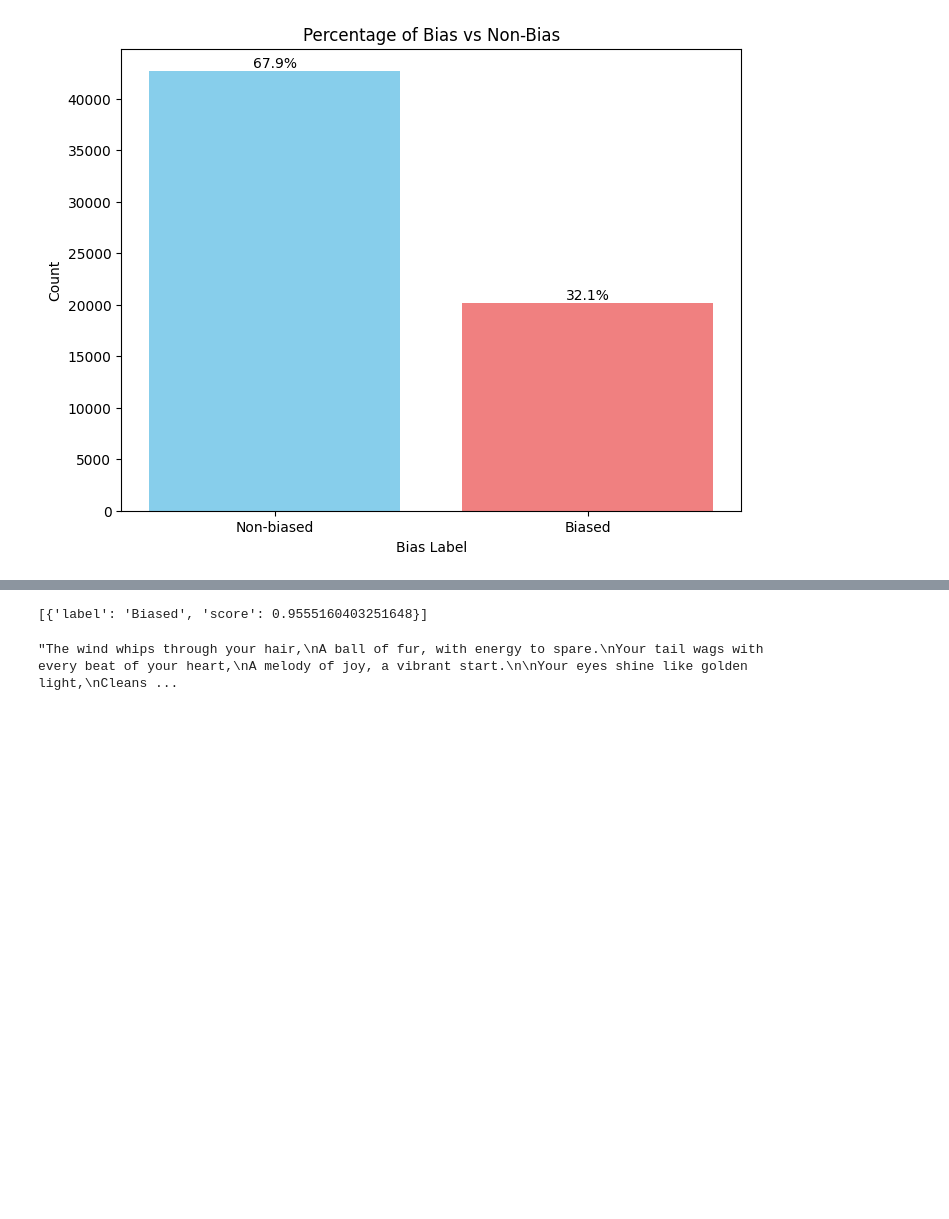
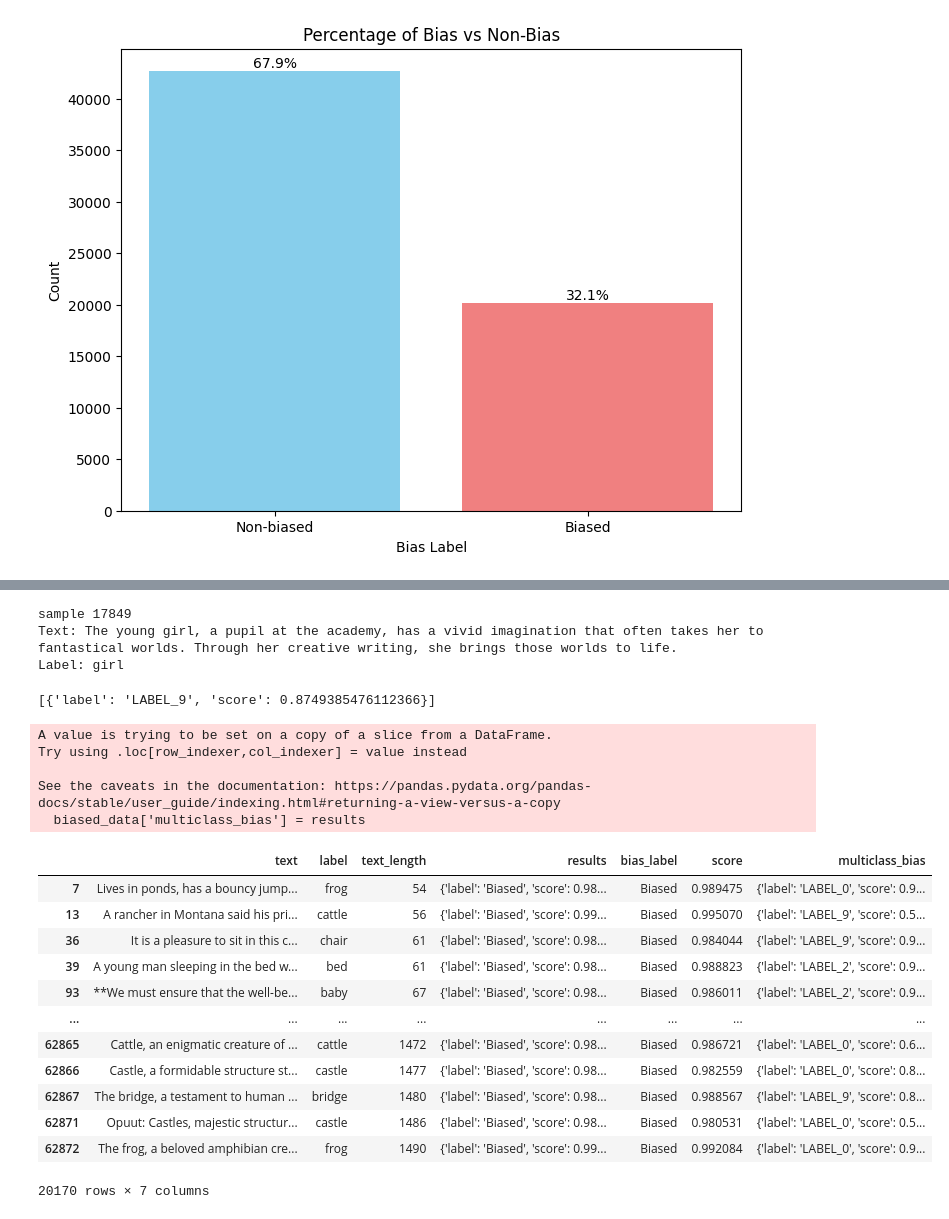
Before and after one commit to MostHumble/LUMA-unbias, a Jupyter notebook: notebooks/bias_detection.ipynb, the cells around one changed output, grey strips where cells are left out. Cells and saved outputs as stored; diff of their text form; code cells hidden in the pictures; blank space fills up the shorter version.

Commit message:
finish with multiclass

```diff
--- a/notebooks/bias_detection.ipynb
+++ b/notebooks/bias_detection.ipynb
@@ -277,6 +266,4 @@ plt.show()
 # %%
 # Use a pipeline as a high-level helper
-from transformers import pipeline
-
-pipe = pipeline("text-classification", model="PriyaPatel/bias_identificaiton45")
+pipe = pipeline("text-classification", model="PriyaPatel/bias_identificaiton45", device=0)
 # %% [output]
@@ -287,0 +274,7 @@ Please note that authentication is recommended but still optional to access publ
+# %%
+idx = random.randint(0, len(biased_data))
+print(f'sample {idx} \nText: {biased_data.loc[idx].text} \nLabel: {biased_data.loc[idx].label}')
+# %% [output]
+sample 17849
+Text: The young girl, a pupil at the academy, has a vivid imagination that often takes her to fantastical worlds. Through her creative writing, she brings those worlds to life.
+Label: girl
@@ -288,8 +292,58 @@ Please note that authentication is recommended but still optional to access publ
 # %%
-classifier(data.loc[idx].text)
+pipe(biased_data.loc[idx].text, )
 # %% [output]
-[{'label': 'Biased', 'score': 0.9555160403251648}]
+[{'label': 'LABEL_9', 'score': 0.8749385476112366}]
-# %%
-data.loc[idx].text
-# %% [output]
-"The wind whips through your hair,\nA ball of fur, with energy to spare.\nYour tail wags with every beat of your heart,\nA melody of joy, a vibrant start.\n\nYour eyes shine like golden light,\nCleans ...
+# %%
+class TextDataset(Dataset):
+    def __init__(self, dataframe):
+        self.data = dataframe
+    def __len__(self):
+        return len(self.data)
+
+    def __getitem__(self, index):
+        text = self.data.iloc[index]['text']
+        return {
+            'text': text,
+        }
+
+# Example usage
+BATCH_SIZE = 32 # Adjust as needed
+
+dataset = TextDataset(biased_data)
+dataloader = DataLoader(dataset, batch_size=BATCH_SIZE, shuffle=False)
+# %%
+# Batching the input
+i = 0
+results = []
+for batch in tqdm(dataloader):
+    i += 1
+    try:
+        batch_results = pipe(batch['text'])
+        results.extend(batch_results)
+    except Exception as e:
+        print(f"Error processing batch {i}: {e}")
+# %%
+biased_data['multiclass_bias'] = results
+biased_data.to_csv('multiclass_bias.csv', index=False)
+# %% [output]
+A value is trying to be set on a copy of a slice from a DataFrame.
+Try using .loc[row_indexer,col_indexer] = value instead
+
+See the caveats in the documentation: https://pandas.pydata.org/pandas-docs/stable/user_guide/indexing.html#returning-a-view-versus-a-copy
+  biased_data['multiclass_bias'] = results
+# %%
+biased_data
+# %% [output]
+|  | text | label | text_length | results | bias_label | score | multiclass_bias |
+| 7 | Lives in ponds, has a bouncy jump... | frog | 54 | {'label': 'Biased', 'score': 0.98... | Biased | 0.989475 | {'label': 'LABEL_0', 'score': 0.9... |
+| 13 | A rancher in Montana said his pri... | cattle | 56 | {'label': 'Biased', 'score': 0.99... | Biased | 0.995070 | {'label': 'LABEL_9', 'score': 0.5... |
+| 36 | It is a pleasure to sit in this c... | chair | 61 | {'label': 'Biased', 'score': 0.98... | Biased | 0.984044 | {'label': 'LABEL_9', 'score': 0.9... |
+| 39 | A young man sleeping in the bed w... | bed | 61 | {'label': 'Biased', 'score': 0.98... | Biased | 0.988823 | {'label': 'LABEL_2', 'score': 0.9... |
+| 93 | **We must ensure that the well-be... | baby | 67 | {'label': 'Biased', 'score': 0.98... | Biased | 0.986011 | {'label': 'LABEL_2', 'score': 0.9... |
+| ... | ... | ... | ... | ... | ... | ... | ... |
+| 62865 | Cattle, an enigmatic creature of ... | cattle | 1472 | {'label': 'Biased', 'score': 0.98... | Biased | 0.986721 | {'label': 'LABEL_0', 'score': 0.6... |
+| 62866 | Castle, a formidable structure st... | castle | 1477 | {'label': 'Biased', 'score': 0.98... | Biased | 0.982559 | {'label': 'LABEL_0', 'score': 0.8... |
+| 62867 | The bridge, a testament to human ... | bridge | 1480 | {'label': 'Biased', 'score': 0.98... | Biased | 0.988567 | {'label': 'LABEL_9', 'score': 0.8... |
+| 62871 | Opuut: Castles, majestic structur... | castle | 1486 | {'label': 'Biased', 'score': 0.98... | Biased | 0.980531 | {'label': 'LABEL_0', 'score': 0.5... |
+| 62872 | The frog, a beloved amphibian cre... | frog | 1490 | {'label': 'Biased', 'score': 0.99... | Biased | 0.992084 | {'label': 'LABEL_0', 'score': 0.9... |
+20170 rows × 7 columns
```
Also changed, not shown: parts of 19 cells of this notebook.
